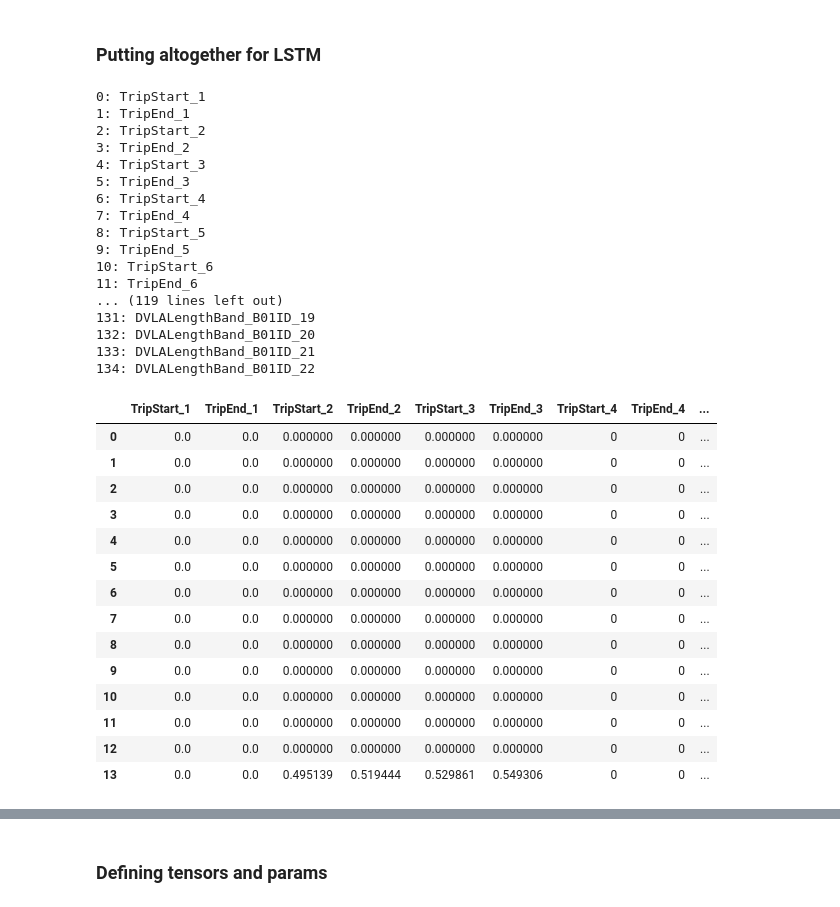
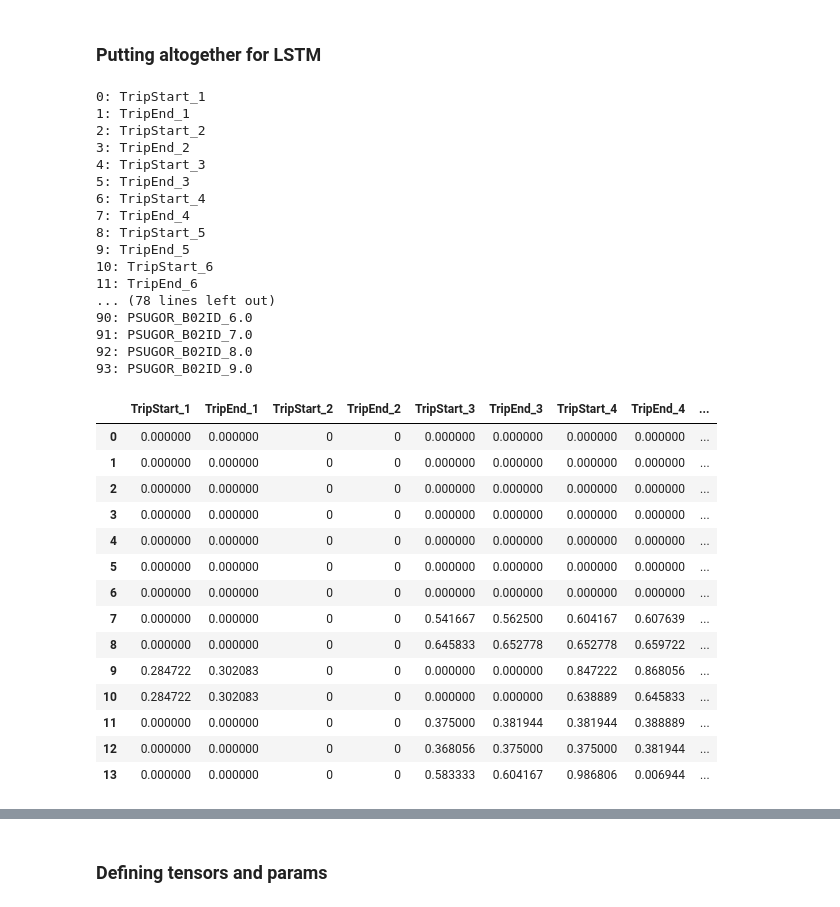
Before and after one commit to andriysinclair/GANS4MOBILITY, a Jupyter notebook: rough.ipynb, the cells around one changed output, grey strips where cells are left out. Drawn from its saved outputs; the diff is of its cells as text; code cells hidden in the pictures.

```diff
--- a/rough.ipynb
+++ b/rough.ipynb
@@ -105,35 +116,46 @@ def log_transformer(x, inverse=False):
 # Apply one-hot to categorical
 ohe = OneHotEncoder(sparse_output=False)
 # %%
+missing_mapping ={
+    -8: 0,
+    -9: 0,
+    -10: 0,
+}
+
 for k, df in {2017: nts2017, 2018: nts2018, 2019: nts2019, 2020: nts2020, 2021: nts2021}.items():
     for feature in features:
         if feature not in df.columns:
             print(f"{k}: {feature}")
 
             # Appending feature with na
-            df[feature] = -8
+            df[feature] = 0
 
 
-ts_df2017 = nts2017[features + outcomes + extra_vars]
-ts_df2018 = nts2018[features + outcomes + extra_vars]
-ts_df2019 = nts2019[features + outcomes + extra_vars]
-ts_df2020 = nts2020[features + outcomes + extra_vars]
-ts_df2021 = nts2021[features + outcomes + extra_vars]
+
+
+
+ts_df2017 = nts2017[features + outcomes + extra_vars].replace(missing_mapping)
+ts_df2018 = nts2018[features + outcomes + extra_vars].replace(missing_mapping)
+ts_df2019 = nts2019[features + outcomes + extra_vars].replace(missing_mapping)
+ts_df2020 = nts2020[features + outcomes + extra_vars].replace(missing_mapping)
+ts_df2021 = nts2021[features + outcomes + extra_vars].replace(missing_mapping)
 
 ts_df_full = pd.concat([ts_df2017, ts_df2018, ts_df2019, ts_df2020, ts_df2021])
 
 
 # Apply cyclical encoding to cyclical column, assuming the same categories that appear in 2017 appear elsewhere
 
-standard_mms.fit_transform(ts_df_full[features_numerical])
-ohe.fit_transform(ts_df_full[features_one_hot])
+df_for_transforms = ts_df2017
+
+standard_mms.fit_transform(df_for_transforms[features_numerical])
+ohe.fit_transform(df_for_transforms[features_one_hot])
 
 # Careful not to run twice
 
 for col in features_one_hot:
-    ts_df_full[col] = ts_df_full[col].astype(int)
+    df_for_transforms[col] = df_for_transforms[col].astype(int)
 
-ts_df_full.loc[:, "TravelWeekDay_B01ID"] = ts_df_full.loc[:, "TravelWeekDay_B01ID"].astype(int)
+df_for_transforms.loc[:, "TravelWeekDay_B01ID"] = df_for_transforms.loc[:, "TravelWeekDay_B01ID"].astype(int)
 # %% [markdown]
 ### Imputing missing travel days
 # %%
@@ -205,6 +227,9 @@ def impute_missing_travel_week_for_i(i_df, i_id, full_week_encoding, features=fe
         full_df.loc[:,"TripEnd"] = full_df["TripEnd"].apply(lambda x: custom_numerical_scaler(x, x_max=60*24, x_min=0))
 
     full_df.loc[:,"TripDisExSW"] = full_df.loc[:,"TripDisExSW"].apply(lambda x: log_transformer(x))
+    full_df.loc[:,"Duration"] = full_df.loc[:,"Duration"].fillna(0).clip(lower=0)
+    full_df.loc[:,"Duration"] = full_df.loc[:,"Duration"].apply(lambda x: custom_numerical_scaler(x, x_max=60*24, x_min=0))
+    full_df.loc[:,"Duration"] = full_df.loc[:,"Duration"].clip(upper=1)
 
     full_df.loc[:,features_numerical] = standard_mms.transform(full_df[features_numerical])
 
@@ -238,13 +263,14 @@ def transform_to_wide_for_i(i_df, max_journey_seq, seq_length = 7, outcomes=outc
 
     #print(TS_TE)
 
-    expected_all = [f"{col}_{i}" for col in ["TripDisExSW", "TripPurpose_B01ID", "IsTrip"] for i in range(1, max_journey_seq+1)]
+    expected_all = [f"{col}_{i}" for col in ["TripDisExSW", "TripPurpose_B01ID", "IsTrip", "Duration"] for i in range(1, max_journey_seq+1)]
 
     expected_all = TS_TE + expected_all
     #print(expected_all)
 
     # Making column names for categorical outcomes only
     expected_categorical = [f"{col}_{i}" for col in categorical_outcome_vars for i in range(1, max_journey_seq+1)]
+    #print(expected_categorical)
 
     # Applying max daily journeys cut off
     df = df[df["JourSeq"]<=max_journey_seq]
@@ -383,7 +409,7 @@ def prepare_data_for_LSTM(long_df, impute_missing_travel_weeks=True, transform_t
 
                     if transform_to_tensor:
 
-                        if full_df.shape[0] == 14 and targets_cont.shape[0] == 7 and targets_cat[0] == 7:
+                        if full_df.shape[0] == 14 and targets_cont.shape[0] == 7 and targets_cat.shape[0] == 7:
                             full_arr = full_df.to_numpy()
                             full_arr = np.expand_dims(full_arr, axis=1)
 
@@ -426,37 +452,37 @@ def prepare_data_for_LSTM(long_df, impute_missing_travel_weeks=True, transform_t
     else:
         return df
 # %%
-df = prepare_data_for_LSTM(long_df=ts_df, debug=True)
+df = prepare_data_for_LSTM(long_df=ts_df2017, debug=True)
 # %% [output]
 0: TripStart_1
 1: TripEnd_1
 2: TripStart_2
 3: TripEnd_2
 4: TripStart_3
 5: TripEnd_3
 6: TripStart_4
 7: TripEnd_4
 8: TripStart_5
 9: TripEnd_5
 10: TripStart_6
 11: TripEnd_6
-... (119 lines left out)
-131: DVLALengthBand_B01ID_19
-132: DVLALengthBand_B01ID_20
-133: DVLALengthBand_B01ID_21
-134: DVLALengthBand_B01ID_22
+... (78 lines left out)
+90: PSUGOR_B02ID_6.0
+91: PSUGOR_B02ID_7.0
+92: PSUGOR_B02ID_8.0
+93: PSUGOR_B02ID_9.0
 |  | TripStart_1 | TripEnd_1 | TripStart_2 | TripEnd_2 | TripStart_3 | TripEnd_3 | TripStart_4 | TripEnd_4 | ... |
-| 0 | 0.0 | 0.0 | 0.000000 | 0.000000 | 0.000000 | 0.000000 | 0 | 0 | ... |
-| 1 | 0.0 | 0.0 | 0.000000 | 0.000000 | 0.000000 | 0.000000 | 0 | 0 | ... |
-| 2 | 0.0 | 0.0 | 0.000000 | 0.000000 | 0.000000 | 0.000000 | 0 | 0 | ... |
-| 3 | 0.0 | 0.0 | 0.000000 | 0.000000 | 0.000000 | 0.000000 | 0 | 0 | ... |
-| 4 | 0.0 | 0.0 | 0.000000 | 0.000000 | 0.000000 | 0.000000 | 0 | 0 | ... |
-| 5 | 0.0 | 0.0 | 0.000000 | 0.000000 | 0.000000 | 0.000000 | 0 | 0 | ... |
-| 6 | 0.0 | 0.0 | 0.000000 | 0.000000 | 0.000000 | 0.000000 | 0 | 0 | ... |
-| 7 | 0.0 | 0.0 | 0.000000 | 0.000000 | 0.000000 | 0.000000 | 0 | 0 | ... |
-| 8 | 0.0 | 0.0 | 0.000000 | 0.000000 | 0.000000 | 0.000000 | 0 | 0 | ... |
-| 9 | 0.0 | 0.0 | 0.000000 | 0.000000 | 0.000000 | 0.000000 | 0 | 0 | ... |
-| 10 | 0.0 | 0.0 | 0.000000 | 0.000000 | 0.000000 | 0.000000 | 0 | 0 | ... |
-| 11 | 0.0 | 0.0 | 0.000000 | 0.000000 | 0.000000 | 0.000000 | 0 | 0 | ... |
-| 12 | 0.0 | 0.0 | 0.000000 | 0.000000 | 0.000000 | 0.000000 | 0 | 0 | ... |
-| 13 | 0.0 | 0.0 | 0.495139 | 0.519444 | 0.529861 | 0.549306 | 0 | 0 | ... |
+| 0 | 0.000000 | 0.000000 | 0 | 0 | 0.000000 | 0.000000 | 0.000000 | 0.000000 | ... |
+| 1 | 0.000000 | 0.000000 | 0 | 0 | 0.000000 | 0.000000 | 0.000000 | 0.000000 | ... |
+| 2 | 0.000000 | 0.000000 | 0 | 0 | 0.000000 | 0.000000 | 0.000000 | 0.000000 | ... |
+| 3 | 0.000000 | 0.000000 | 0 | 0 | 0.000000 | 0.000000 | 0.000000 | 0.000000 | ... |
+| 4 | 0.000000 | 0.000000 | 0 | 0 | 0.000000 | 0.000000 | 0.000000 | 0.000000 | ... |
+| 5 | 0.000000 | 0.000000 | 0 | 0 | 0.000000 | 0.000000 | 0.000000 | 0.000000 | ... |
+| 6 | 0.000000 | 0.000000 | 0 | 0 | 0.000000 | 0.000000 | 0.000000 | 0.000000 | ... |
+| 7 | 0.000000 | 0.000000 | 0 | 0 | 0.541667 | 0.562500 | 0.604167 | 0.607639 | ... |
+| 8 | 0.000000 | 0.000000 | 0 | 0 | 0.645833 | 0.652778 | 0.652778 | 0.659722 | ... |
+| 9 | 0.284722 | 0.302083 | 0 | 0 | 0.000000 | 0.000000 | 0.847222 | 0.868056 | ... |
+| 10 | 0.284722 | 0.302083 | 0 | 0 | 0.000000 | 0.000000 | 0.638889 | 0.645833 | ... |
+| 11 | 0.000000 | 0.000000 | 0 | 0 | 0.375000 | 0.381944 | 0.381944 | 0.388889 | ... |
+| 12 | 0.000000 | 0.000000 | 0 | 0 | 0.368056 | 0.375000 | 0.375000 | 0.381944 | ... |
+| 13 | 0.000000 | 0.000000 | 0 | 0 | 0.583333 | 0.604167 | 0.986806 | 0.006944 | ... |
```
Also changed, not shown: parts of 17 cells of this notebook.
